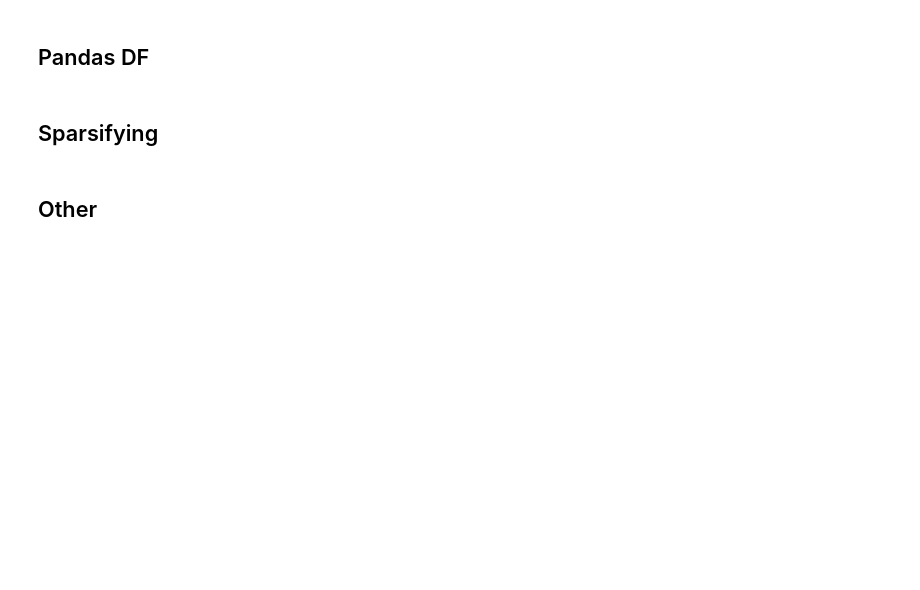
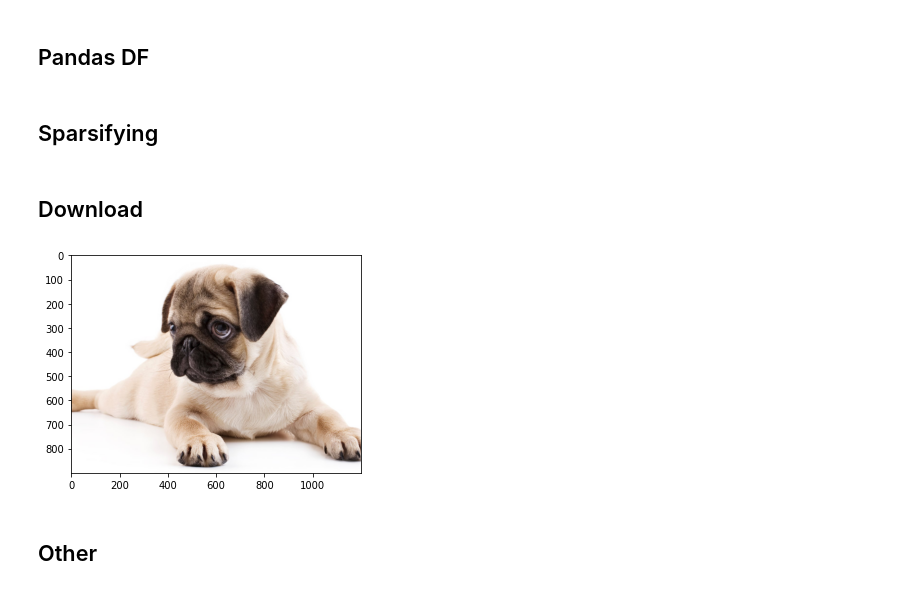
Before and after one commit to recohut/recohut, a Jupyter notebook: nbs/utils/utils.common_utils.ipynb, the cells around one changed output. Cells and saved outputs as stored; diff of their text form; code cells hidden in the pictures; blank space fills up the shorter version.

Commit message:
Add `get_image` method

```diff
--- a/nbs/utils/utils.common_utils.ipynb
+++ b/nbs/utils/utils.common_utils.ipynb
@@ -540,6 +540,24 @@ def get_coo_matrix(df,
         )
     ))
     return interaction_matrix
+# %% [markdown]
+## Download
+# %%
+def get_image(url, show=False):
+    """get the image from the given url"""
+    import requests
+    from PIL import Image
+    from io import BytesIO
+    import matplotlib.pyplot as plt
+    response = requests.get(url)
+    img = Image.open(BytesIO(response.content))
+    if show:
+        plt.imshow(img)
+    return img
+# %%
+_ = get_image('http://t.ly/HuXV', show=True)
+# %% [output]
+[figure, added]
 # %% [markdown]
 ## Other
 # %% [markdown]
```
